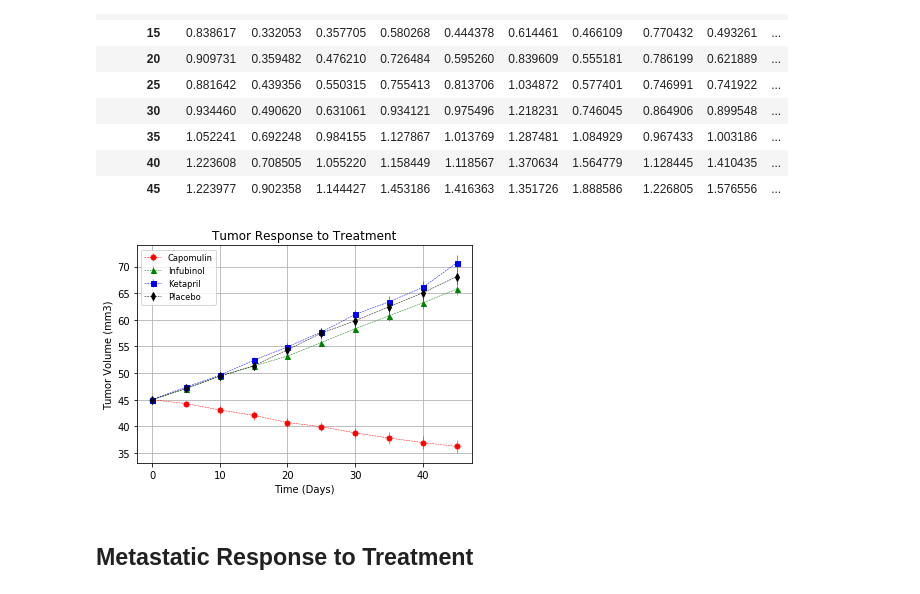
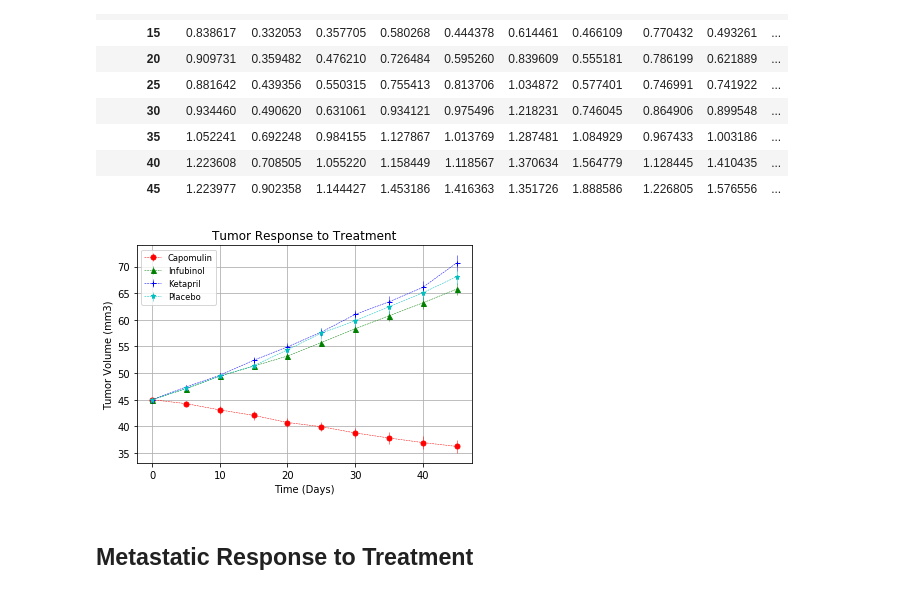
Before and after one commit to scifi451/matplotlib-challenge, a Jupyter notebook: Pymaceuticals/Pymaceuticals_HW.ipynb, the cells around one changed output. Cells and saved outputs as stored; diff of their text form; code cells hidden in the pictures.

```diff
--- a/Pymaceuticals/Pymaceuticals_HW.ipynb
+++ b/Pymaceuticals/Pymaceuticals_HW.ipynb
@@ -95,25 +95,25 @@ tumor_sem_group_pivot
 # %%
 # Generate the Plot (with Error Bars) #the .index part in tumor_mean_group_pivot.index, is where we tell what x-axis will be.
 
 plt.errorbar(tumor_mean_group_pivot.index, tumor_mean_group_pivot["Capomulin"], yerr=tumor_sem_group_pivot["Capomulin"],
              color="r", marker="o", markersize=5, linestyle="dashed", linewidth=0.50)
 plt.errorbar(tumor_mean_group_pivot.index, tumor_mean_group_pivot["Infubinol"], yerr=tumor_sem_group_pivot["Infubinol"],
              color="g", marker="^", markersize=5, linestyle="dashed", linewidth=0.50)
 plt.errorbar(tumor_mean_group_pivot.index, tumor_mean_group_pivot["Ketapril"], yerr=tumor_sem_group_pivot["Ketapril"],
-             color="b", marker="s", markersize=5, linestyle="dashed", linewidth=0.50)
+             color="b", marker="+", markersize=5, linestyle="dashed", linewidth=0.50)
 plt.errorbar(tumor_mean_group_pivot.index, tumor_mean_group_pivot["Placebo"], yerr=tumor_sem_group_pivot["Placebo"],
-             color="k", marker="d", markersize=5, linestyle="dashed", linewidth=0.50)
+             color="c", marker="*", markersize=5, linestyle="dashed", linewidth=0.50)
 plt.title("Tumor Response to Treatment")
 plt.ylabel("Tumor Volume (mm3)")
 plt.xlabel("Time (Days)")
 plt.grid(True)
 plt.legend(['Capomulin', 'Infubinol', 'Ketapril', 'Placebo'],loc="best", fontsize="small", fancybox=True)
 plt.savefig("analysis/Fig1.png")
 
 # Show the Figure
 plt.show()
 # %% [output]
-[figure, old version]
+[figure, new version]
 # %% [markdown]
 ## Metastatic Response to Treatment
 # %%
```
Also changed, not shown: parts of 4 cells of this notebook, 3 other files.
